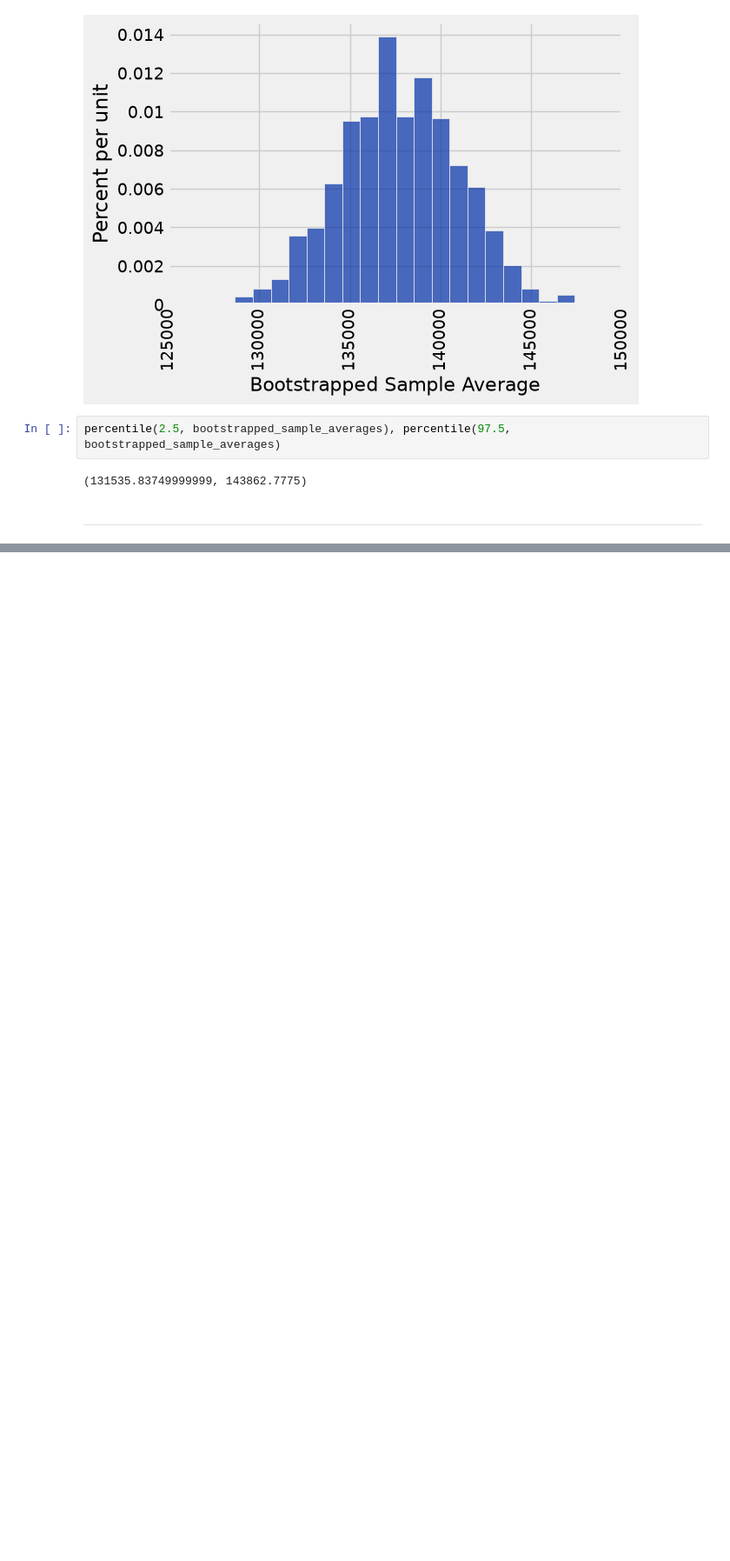
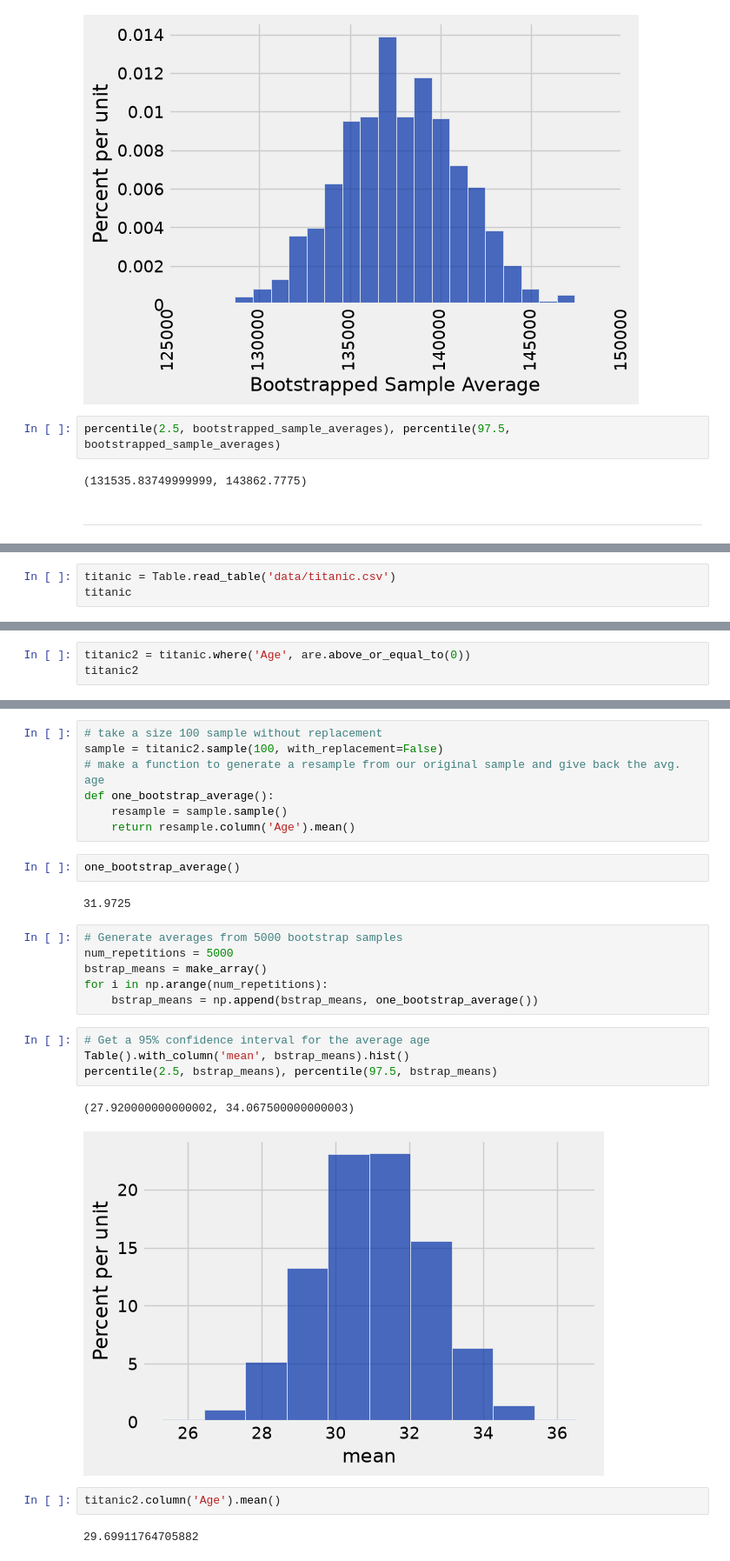
Before and after one commit to lawtonsclass/f26-code-from-class, a Jupyter notebook: data8/ch13.ipynb, the cells around one changed output, grey strips where cells are left out. Shown at 87% size. Drawn from its saved outputs; the diff is of its cells as text; blank space fills up the shorter version.

```diff
--- a/data8/ch13.ipynb
+++ b/data8/ch13.ipynb
@@ -259,0 +262,3 @@ percentile(2.5, bootstrapped_sample_averages), percentile(97.5, bootstrapped_sam
+# %%
+titanic = Table.read_table('data/titanic.csv')
+titanic
@@ -259,0 +278,3 @@ percentile(2.5, bootstrapped_sample_averages), percentile(97.5, bootstrapped_sam
+# %%
+titanic2 = titanic.where('Age', are.above_or_equal_to(0))
+titanic2
@@ -259,0 +294,28 @@ percentile(2.5, bootstrapped_sample_averages), percentile(97.5, bootstrapped_sam
+# %%
+# take a size 100 sample without replacement
+sample = titanic2.sample(100, with_replacement=False)
+# make a function to generate a resample from our original sample and give back the avg. age
+def one_bootstrap_average():
+    resample = sample.sample()
+    return resample.column('Age').mean()
+# %%
+one_bootstrap_average()
+# %% [output]
+31.9725
+# %%
+# Generate averages from 5000 bootstrap samples
+num_repetitions = 5000
+bstrap_means = make_array()
+for i in np.arange(num_repetitions):
+    bstrap_means = np.append(bstrap_means, one_bootstrap_average())
+# %%
+# Get a 95% confidence interval for the average age
+Table().with_column('mean', bstrap_means).hist()
+percentile(2.5, bstrap_means), percentile(97.5, bstrap_means)
+# %% [output]
+(27.920000000000002, 34.067500000000003)
+[figure, added]
+# %%
+titanic2.column('Age').mean()
+# %% [output]
+29.69911764705882
```
Also changed, not shown: parts of 23 cells of this notebook.
